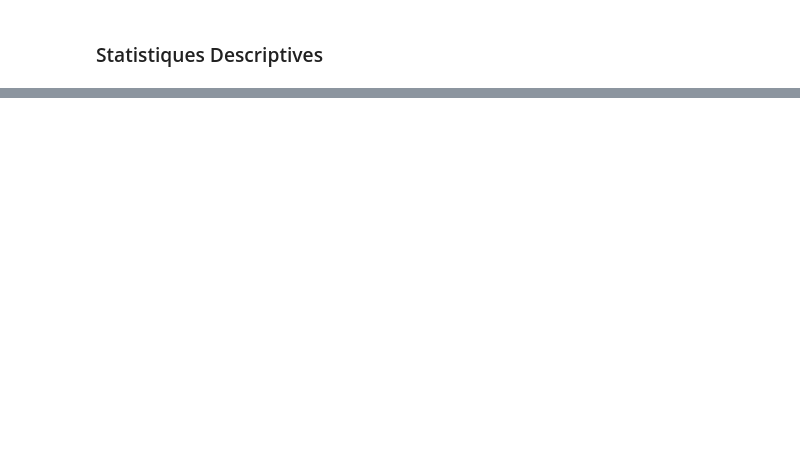
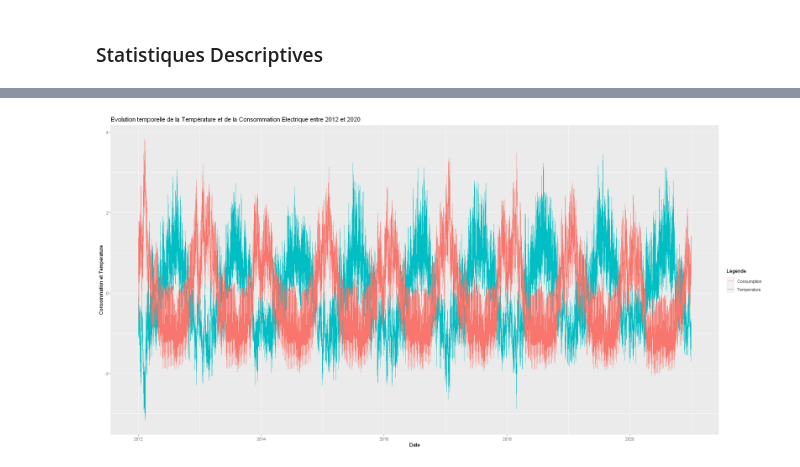
Before and after one commit to PaulineMendras/Seminaire-Modelisation-Stat, a Jupyter notebook: Notebook.ipynb, the cells around one changed output, grey strips where cells are left out. Cells and saved outputs as stored; diff of their text form; code cells hidden in the pictures; blank space fills up the shorter version.

```diff
--- a/Notebook.ipynb
+++ b/Notebook.ipynb
@@ -226,0 +221,16 @@ A data.frame: 17404 × 11
+# %%
+#Normalisation des données
+data_train$Temperature_normalized <- (data_train$Temperature - mean(data_train$Temperature)) / sd(data_train$Temperature)
+data_train$Consumption_normalized <- (data_train$Consumption - mean(data_train$Consumption)) / sd(data_train$Consumption)
+data_train$Nebulosity_normalized <- (data_train$Nebulosity - mean(data_train$Nebulosity)) / sd(data_train$Nebulosity)
+data_train$Humidity_normalized <- (data_train$Humidity - mean(data_train$Humidity)) / sd(data_train$Humidity)
+# %%
+options(repr.plot.width=20, repr.plot.height=10)
+ggplot(data_train, aes(x=Date, y=Temperature_normalized, group = 1, color = 'Temperature')) +
+    geom_line() +
+    geom_line(aes(x=Date, y=Consumption_normalized, colour = 'Consumption')) +
+    labs(colour = "Légende") +
+    labs(title = "Evolution temporelle de la Température et de la Consommation Electrique entre 2012 et 2020") +
+    ylab("Consommation et Température")
+# %% [output]
+[figure, added]
```
Also changed, not shown: parts of 34 cells of this notebook.
